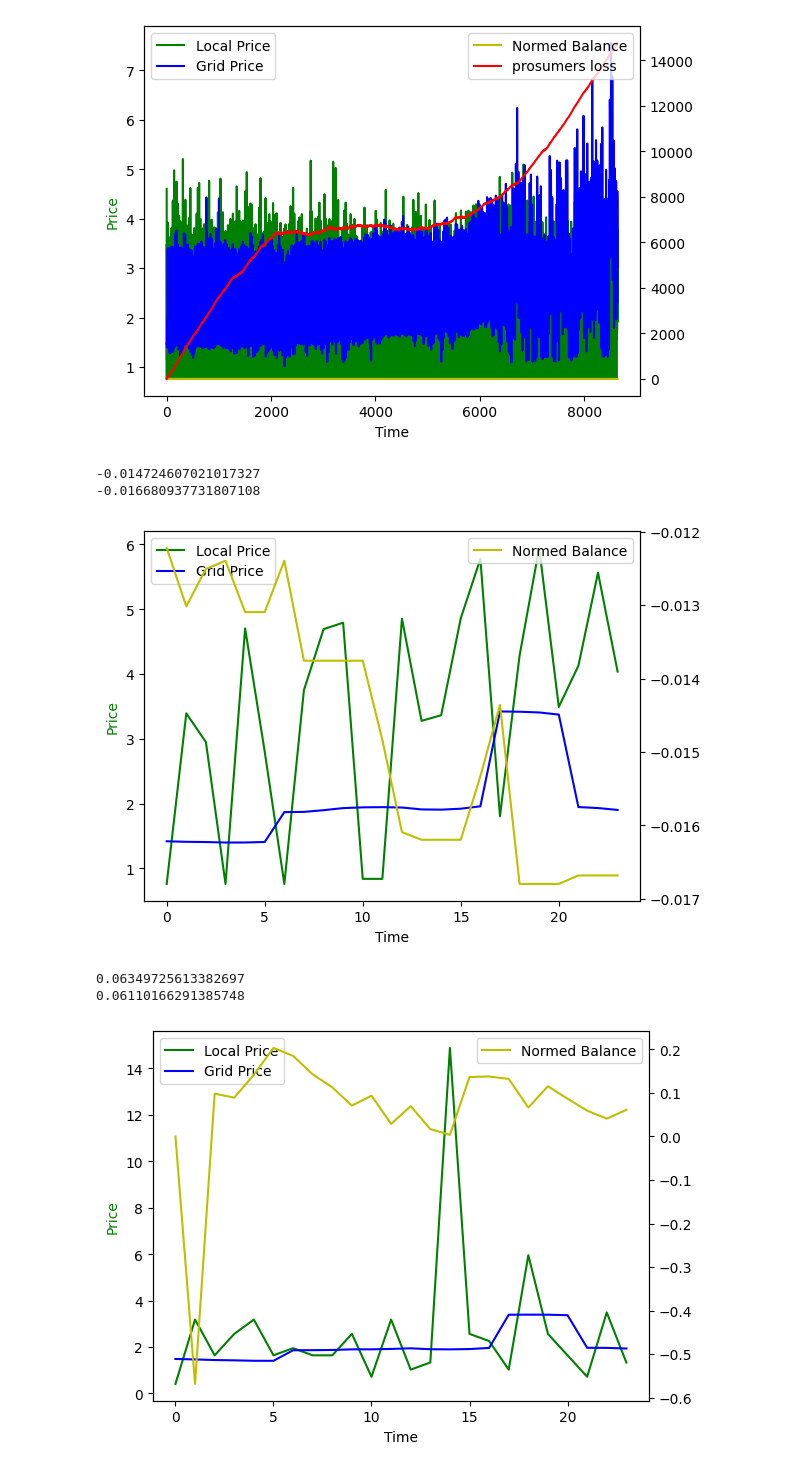
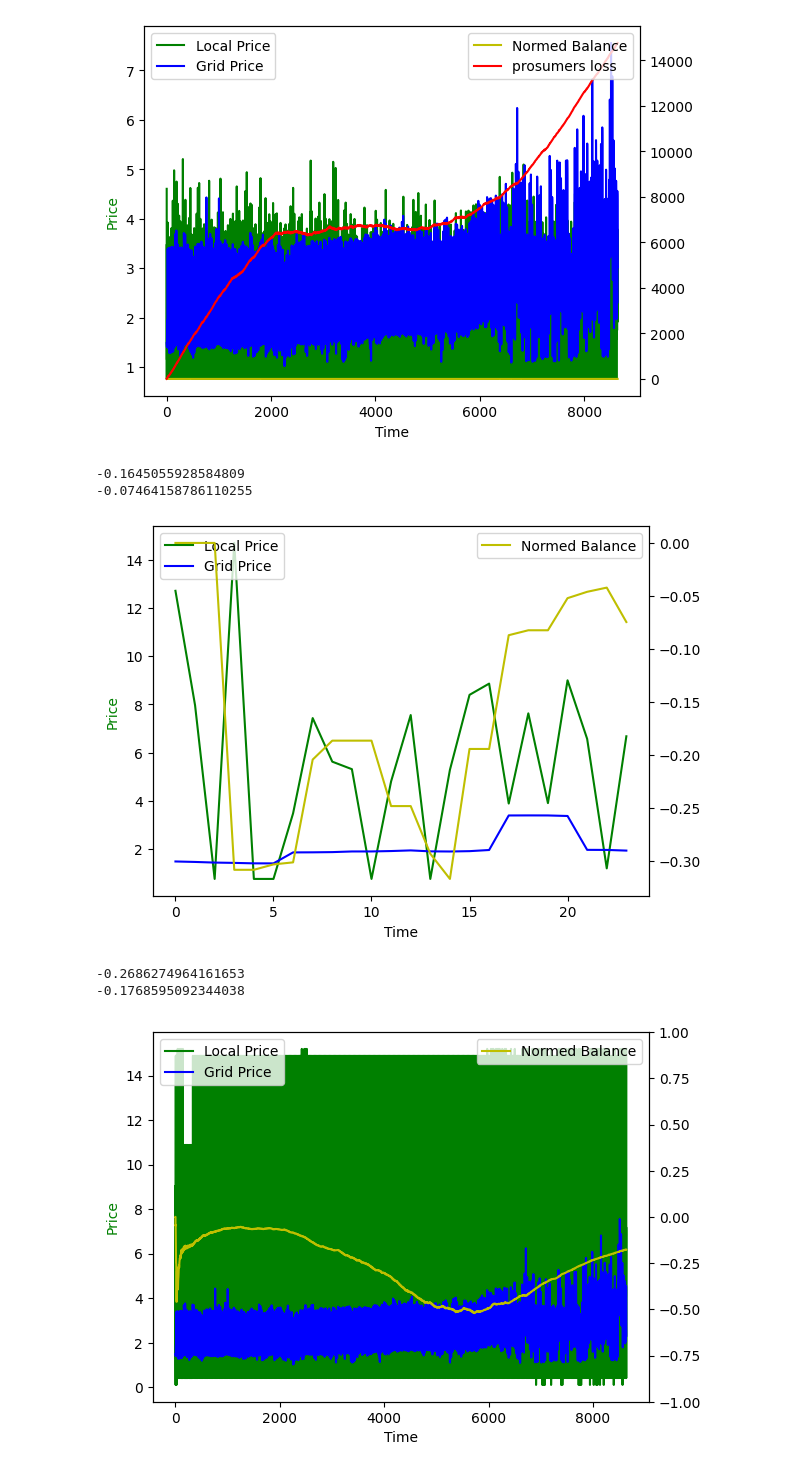
Before and after one commit to antonhlenander/CommunityFlex, a Jupyter notebook: plotting_balanceonly.ipynb, the cells around one changed output. Drawn from its saved outputs; the diff is of its cells as text; code cells hidden in the pictures.

Commit message:
No LSTM

```diff
--- a/plotting_balanceonly.ipynb
+++ b/plotting_balanceonly.ipynb
@@ -302,7 +302,7 @@ for rollout in results:
     norm_balance += list(rollout.metrics["cm/normed_balance"])
     prices += list(rollout.metrics["env/current_price"])
 
-    start = 48*30
+    start = 0
     end = start + 48*1
 
     #prosumers_loss = prosumers_loss[start:end:2]
@@ -329,12 +329,12 @@ for rollout in results:
     ax2.legend(loc='upper right')
     plt.show()
 # %% [output]
--0.014724607021017327
--0.016680937731807108
+-0.1645055928584809
+-0.07464158786110255
-[figure, old version]
+[figure, new version]
 # %%
 
-path = "output/flex_lagrange/results.pkl"
+path = "output/flex_lstm/results.pkl"
 outputfolder = "output/flex_lagrange/"
 with open(path, "rb") as file:
     results = cloudpickle.load(file)
@@ -345,39 +345,41 @@ for rollout in results:
     prices = []
     norm_balance = []
     grid_price = []
-    #prosumers_loss = []
+    prosumers_loss = []
+    mediator_loss = []
     prosumers_loss += list(rollout.metrics["env/total_loss"])
+    mediator_loss += list(rollout.metrics["cm/mediator_netloss"])
     grid_price += list(rollout.metrics["cm/current_grid_price"])
     norm_balance += list(rollout.metrics["cm/normed_balance"])
     prices += list(rollout.metrics["env/current_price"])
 
     start = 0
-    end = start + 48*5
+    end = start + 48*30*12
 
-    #prosumers_loss = prosumers_loss[start:end:2]
-    #total_export = total_export[start:end:2]
+    prosumers_loss = prosumers_loss[start:end:2]
+    mediator_loss = mediator_loss[start:end:2]
     norm_balance = norm_balance[start:end:2]
     grid_price = grid_price[start:end:2]
     prices = prices[start:end:2]
 
     print(np.mean(norm_balance))
     print(norm_balance[len(norm_balance)-1])
 
     fig, ax1 = plt.subplots()
     ax2 = ax1.twinx()
     ax1.plot(prices, 'g-', label="Local Price")
     ax1.plot(grid_price, 'b-', label="Grid Price")
     ax2.plot(norm_balance, 'y-', label="Normed Balance")
     #ax2.plot(prosumers_loss, 'r-', label="prosumers loss")
     #ax2.plot(total_export, 'k-', label="Total Export")
-    #ax2.set_ylim(-1, 1)
+    ax2.set_ylim(-1, 1)
     #ax1.set_ylim(0, 8)
     ax1.set_xlabel('Time')
     ax1.set_ylabel('Price', color='g')
     ax1.legend(loc='upper left')
     ax2.legend(loc='upper right')
     plt.show()
 # %% [output]
-0.06349725613382697
-0.06110166291385748
+-0.2686274964161653
+-0.1768595092344038
-[figure, old version]
+[figure, new version]
```
Also changed, not shown: parts of 2 cells of this notebook, 5 other files.
